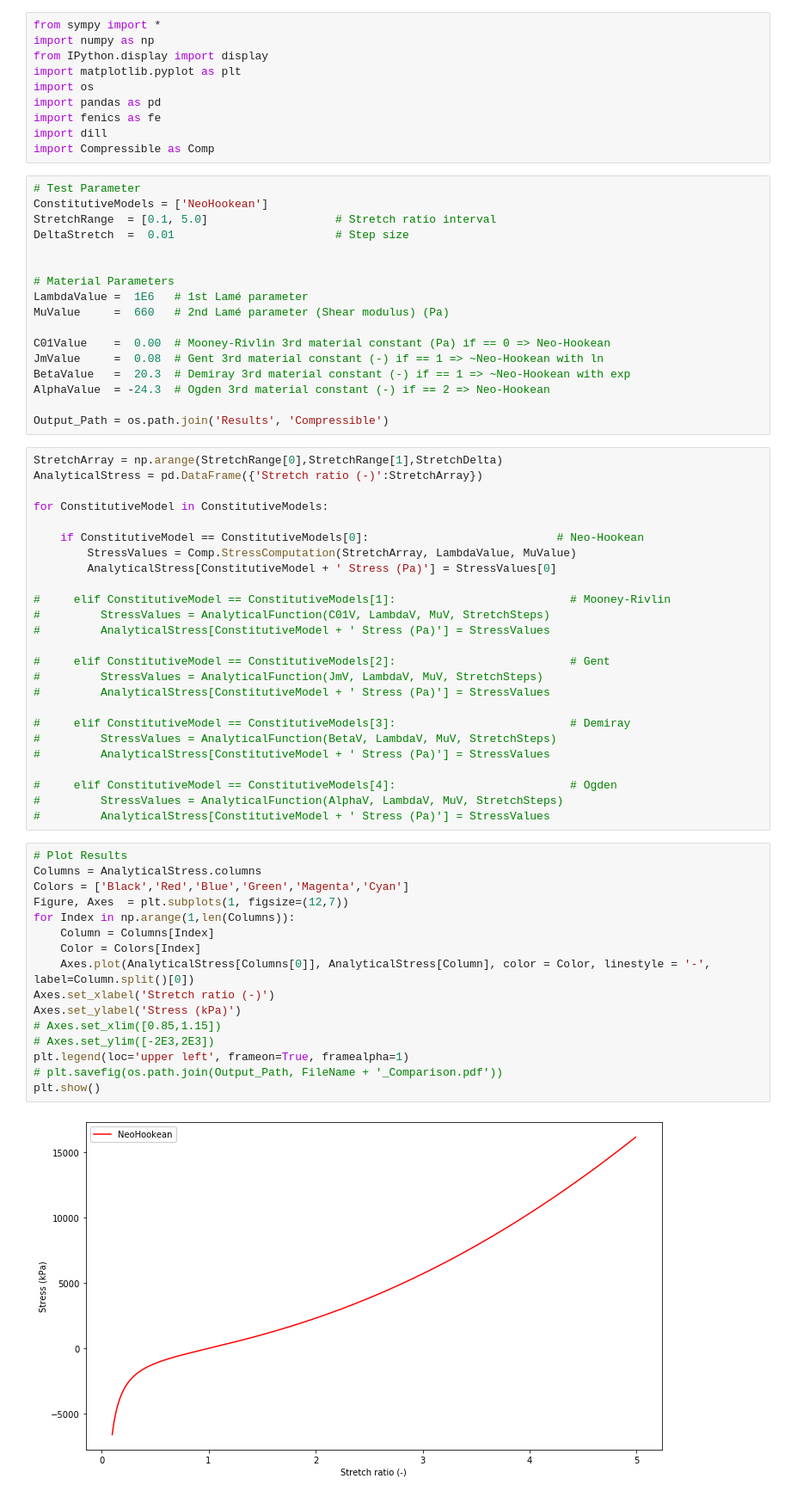
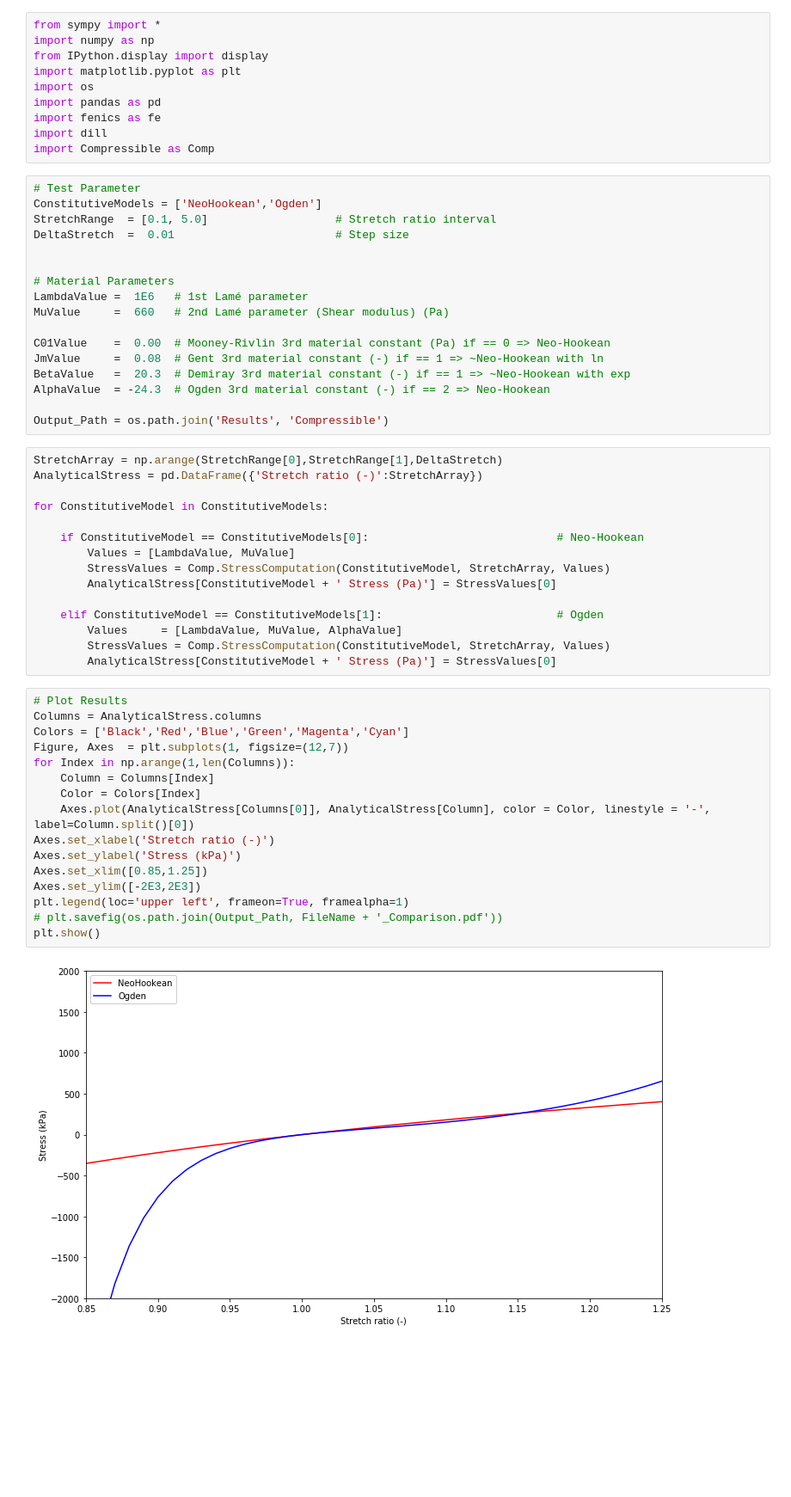
Before and after one commit to artorg-unibe-ch/BrainMaterialOptimizationFenics, a Jupyter notebook: Sorted/AnalyticalSolutions/CompressiblePlot.ipynb, the cells around one changed output. Shown: that part at 86% size. Saved outputs shown, nothing was run; the diff lists cells and outputs as text; blank space fills up the shorter version.

Commit message:
End Sorting
End of sorting and analytic solution implementation

```diff
--- a/Sorted/AnalyticalSolutions/CompressiblePlot.ipynb
+++ b/Sorted/AnalyticalSolutions/CompressiblePlot.ipynb
@@ -10,7 +10,7 @@ import dill
 import Compressible as Comp
 # %%
 # Test Parameter
-ConstitutiveModels = ['NeoHookean']
+ConstitutiveModels = ['NeoHookean','Ogden']
 StretchRange  = [0.1, 5.0]                   # Stretch ratio interval
 DeltaStretch  =  0.01                        # Step size
 
@@ -26,45 +26,35 @@ AlphaValue  = -24.3  # Ogden 3rd material constant (-) if == 2 => Neo-Hookean
 
 Output_Path = os.path.join('Results', 'Compressible')
 # %%
-StretchArray = np.arange(StretchRange[0],StretchRange[1],StretchDelta)
+StretchArray = np.arange(StretchRange[0],StretchRange[1],DeltaStretch)
 AnalyticalStress = pd.DataFrame({'Stretch ratio (-)':StretchArray})
 
 for ConstitutiveModel in ConstitutiveModels:
 
     if ConstitutiveModel == ConstitutiveModels[0]:                            # Neo-Hookean
-        StressValues = Comp.StressComputation(StretchArray, LambdaValue, MuValue)
+        Values = [LambdaValue, MuValue]
+        StressValues = Comp.StressComputation(ConstitutiveModel, StretchArray, Values)
         AnalyticalStress[ConstitutiveModel + ' Stress (Pa)'] = StressValues[0]
 
-#     elif ConstitutiveModel == ConstitutiveModels[1]:                          # Mooney-Rivlin
-#         StressValues = AnalyticalFunction(C01V, LambdaV, MuV, StretchSteps)
-#         AnalyticalStress[ConstitutiveModel + ' Stress (Pa)'] = StressValues
-
-#     elif ConstitutiveModel == ConstitutiveModels[2]:                          # Gent
-#         StressValues = AnalyticalFunction(JmV, LambdaV, MuV, StretchSteps)
-#         AnalyticalStress[ConstitutiveModel + ' Stress (Pa)'] = StressValues
-
-#     elif ConstitutiveModel == ConstitutiveModels[3]:                          # Demiray
-#         StressValues = AnalyticalFunction(BetaV, LambdaV, MuV, StretchSteps)
-#         AnalyticalStress[ConstitutiveModel + ' Stress (Pa)'] = StressValues
-
-#     elif ConstitutiveModel == ConstitutiveModels[4]:                          # Ogden
-#         StressValues = AnalyticalFunction(AlphaV, LambdaV, MuV, StretchSteps)
-#         AnalyticalStress[ConstitutiveModel + ' Stress (Pa)'] = StressValues
+    elif ConstitutiveModel == ConstitutiveModels[1]:                          # Ogden
+        Values     = [LambdaValue, MuValue, AlphaValue]
+        StressValues = Comp.StressComputation(ConstitutiveModel, StretchArray, Values)
+        AnalyticalStress[ConstitutiveModel + ' Stress (Pa)'] = StressValues[0]
 # %%
 # Plot Results
 Columns = AnalyticalStress.columns
 Colors = ['Black','Red','Blue','Green','Magenta','Cyan']
 Figure, Axes  = plt.subplots(1, figsize=(12,7))
 for Index in np.arange(1,len(Columns)):
     Column = Columns[Index]
     Color = Colors[Index]
     Axes.plot(AnalyticalStress[Columns[0]], AnalyticalStress[Column], color = Color, linestyle = '-', label=Column.split()[0])
 Axes.set_xlabel('Stretch ratio (-)')
 Axes.set_ylabel('Stress (kPa)')
-# Axes.set_xlim([0.85,1.15])
-# Axes.set_ylim([-2E3,2E3])
+Axes.set_xlim([0.85,1.25])
+Axes.set_ylim([-2E3,2E3])
 plt.legend(loc='upper left', frameon=True, framealpha=1)
 # plt.savefig(os.path.join(Output_Path, FileName + '_Comparison.pdf'))
 plt.show()
 # %% [output]
-[figure, old version]
+[figure, new version]
```
Also changed, not shown: 47 other files.
